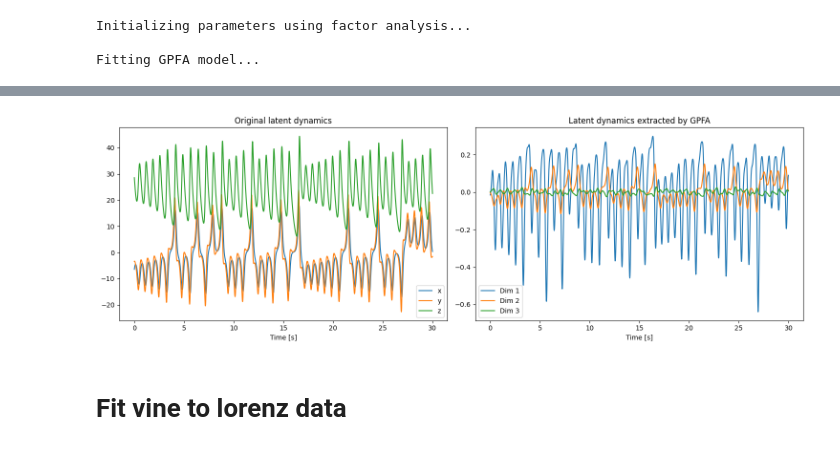
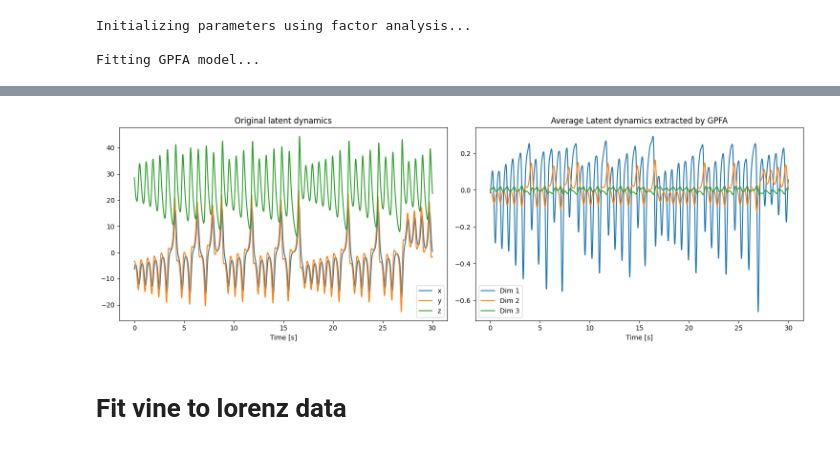
Before and after one commit to mwalden00/HonProj, a Jupyter notebook: notebooks/1.2-copulas-and-gpfa-sim-lorenz.ipynb, the cells around one changed output, grey strips where cells are left out. Cells and saved outputs as stored; diff of their text form; code cells hidden in the pictures.

```diff
--- a/notebooks/1.2-copulas-and-gpfa-sim-lorenz.ipynb
+++ b/notebooks/1.2-copulas-and-gpfa-sim-lorenz.ipynb
@@ -288,23 +288,23 @@ plt.show()
 # %%
 f, (ax1, ax2) = plt.subplots(1, 2, figsize=(15, 5))
 
 ax1.set_title('Original latent dynamics')
 ax1.set_xlabel('Time [s]')
 labels = ['x', 'y', 'z']
 for i, x in enumerate(lorentz_trajectory_3dim[:, num_steps_transient:]):
     ax1.plot(times_trial, x, label=labels[i])
 ax1.legend()
 
-ax2.set_title('Latent dynamics extracted by GPFA')
+ax2.set_title('Average Latent dynamics extracted by GPFA')
 ax2.set_xlabel('Time [s]')
 for i, x in enumerate(average_trajectory):
     ax2.plot(np.arange(len(x))*0.02, x, label=f'Dim {i+1}')
 ax2.legend()
 
 plt.tight_layout()
 plt.show()
 # %% [output]
-[figure, old version]
+[figure, new version]
 # %% [markdown]
 # Fit vine to lorenz data
 # %%
```
Also changed, not shown: parts of 19 cells of this notebook, 2 other files.
